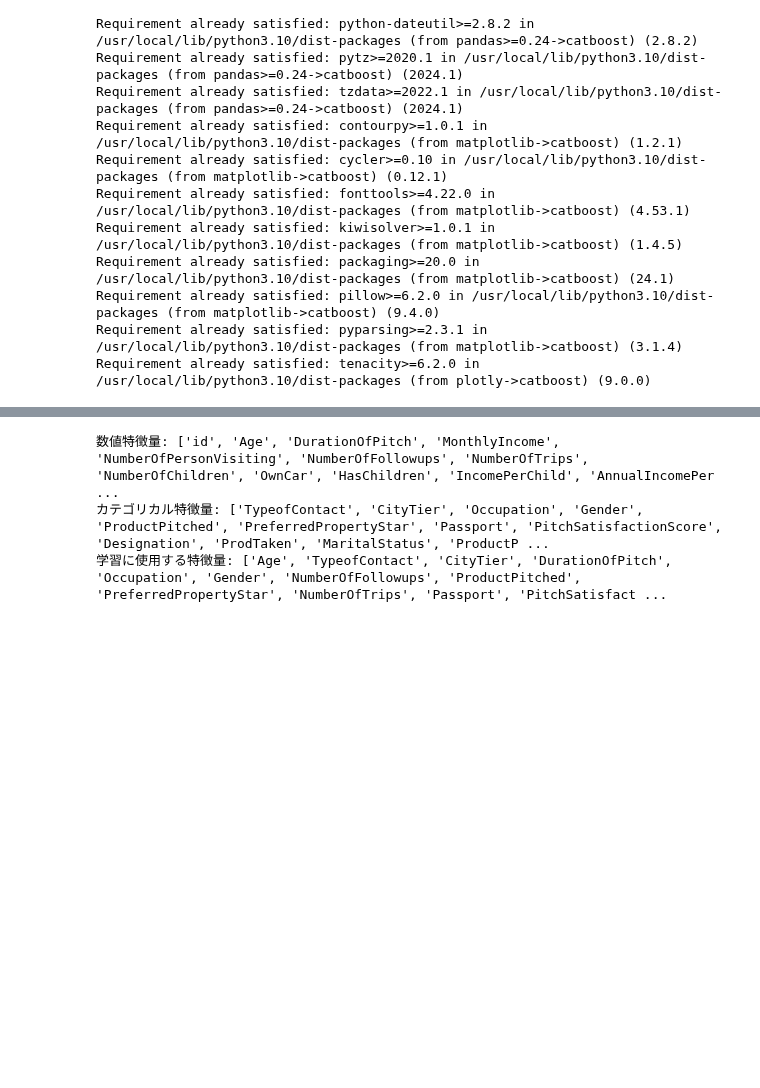
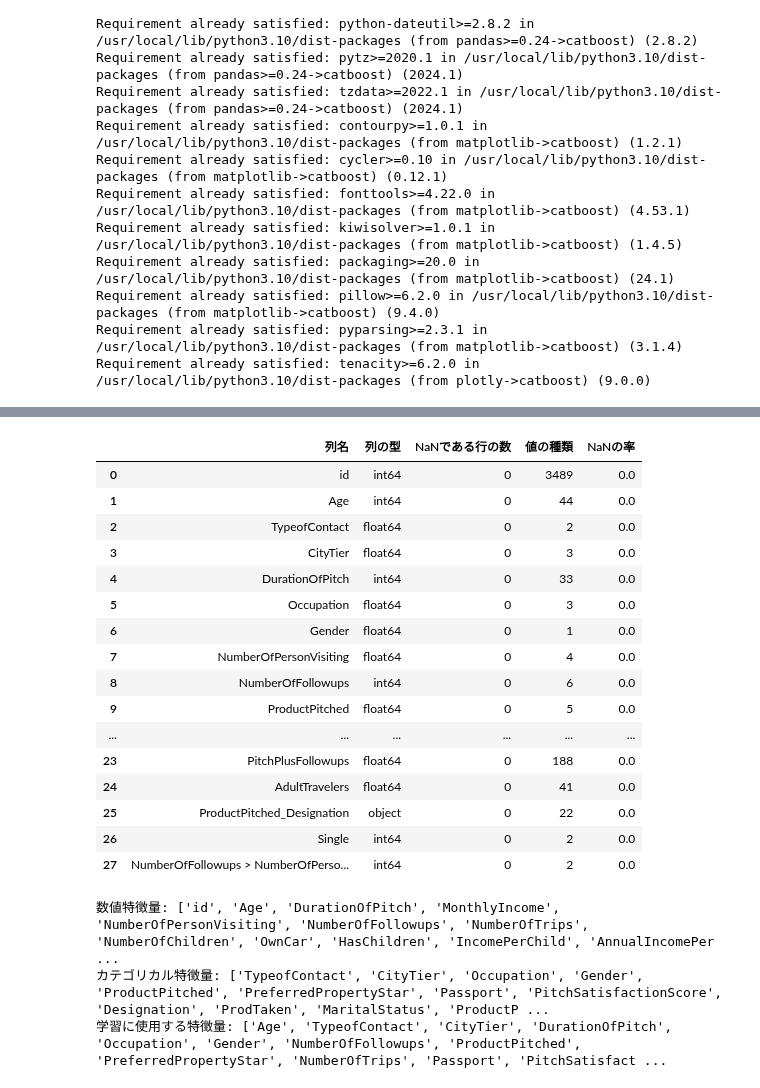
Before and after one commit to mamekin05108/signatecup2024summer, a Jupyter notebook: Catboost_20240825.ipynb, the cells around one changed output, grey strips where cells are left out. Drawn from its saved outputs; the diff is of its cells as text; code cells hidden in the pictures; blank space fills up the shorter version.

```diff
--- a/Catboost_20240825.ipynb
+++ b/Catboost_20240825.ipynb
@@ -52,6 +60,6 @@ from sklearn.calibration import calibration_curve, CalibratedClassifierCV
 from sklearn.metrics import roc_auc_score
 from catboost import CatBoostClassifier, Pool
 # %%
-df_train = pd.read_csv("/content/drive/MyDrive/Signate/2024summer/fdata/df_trainV10.csv")
-df_test = pd.read_csv("/content/drive/MyDrive/Signate/2024summer/fdata/df_testV10.csv")
+df_train = pd.read_csv("/content/drive/MyDrive/Signate/2024summer/fdata/df_trainV13C.csv")
+df_test = pd.read_csv("/content/drive/MyDrive/Signate/2024summer/fdata/df_testV13C.csv")
 ss = pd.read_csv("/content/drive/MyDrive/Signate/2024summer/data/sample_submit.csv", header=None)
@@ -74,3 +66,36 @@ df_train
+# %%
+def summarize_dataframe(df):
+    rows = []
+    for col in df.columns:
+        dtype = df[col].dtype
+        na_count = df[col].isnull().sum()
+        unique_count = len(df[col].unique())
+        na_rate = na_count / len(df) if len(df) > 0 else None
+        rows.append([col, dtype, na_count, unique_count, na_rate])
+
+    summary_df = pd.DataFrame(rows, columns=["列名", "列の型", "NaNである行の数", "値の種類", "NaNの率"])
+    return summary_df
+# %%
+summary_df = summarize_dataframe(df_train)
+summary_df
+# %% [output]
+|  | 列名 | 列の型 | NaNである行の数 | 値の種類 | NaNの率 |
+| 0 | id | int64 | 0 | 3489 | 0.0 |
+| 1 | Age | int64 | 0 | 44 | 0.0 |
+| 2 | TypeofContact | float64 | 0 | 2 | 0.0 |
+| 3 | CityTier | float64 | 0 | 3 | 0.0 |
+| 4 | DurationOfPitch | int64 | 0 | 33 | 0.0 |
+| 5 | Occupation | float64 | 0 | 3 | 0.0 |
+| 6 | Gender | float64 | 0 | 1 | 0.0 |
+| 7 | NumberOfPersonVisiting | float64 | 0 | 4 | 0.0 |
+| 8 | NumberOfFollowups | int64 | 0 | 6 | 0.0 |
+| 9 | ProductPitched | float64 | 0 | 5 | 0.0 |
+| ... | ... | ... | ... | ... | ... |
+| 23 | PitchPlusFollowups | float64 | 0 | 188 | 0.0 |
+| 24 | AdultTravelers | float64 | 0 | 41 | 0.0 |
+| 25 | ProductPitched_Designation | object | 0 | 22 | 0.0 |
+| 26 | Single | int64 | 0 | 2 | 0.0 |
+| 27 | NumberOfFollowups > NumberOfPerso... | int64 | 0 | 2 | 0.0 |
 # %%
 # Config cell
 target = "ProdTaken"
```
Also changed, not shown: parts of 15 cells of this notebook.
